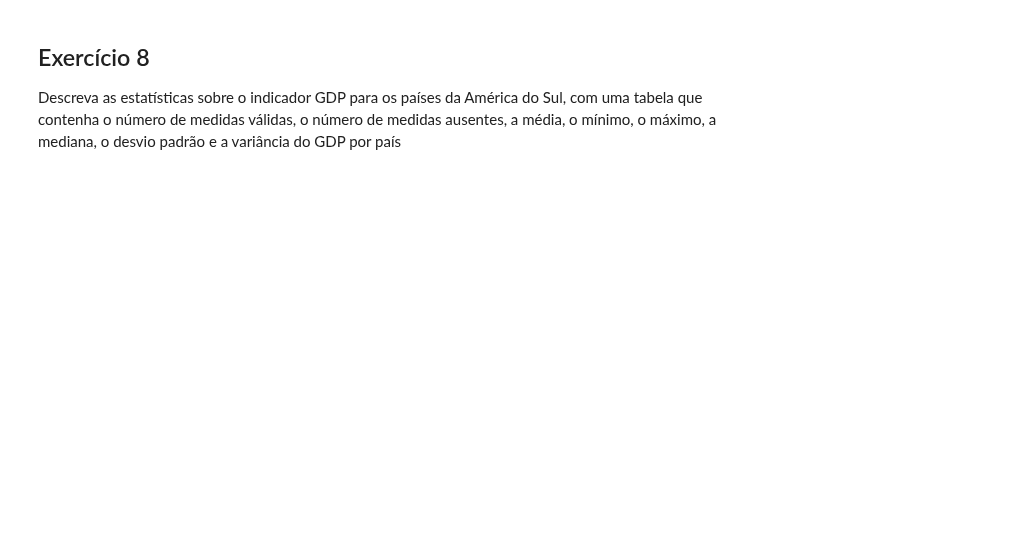
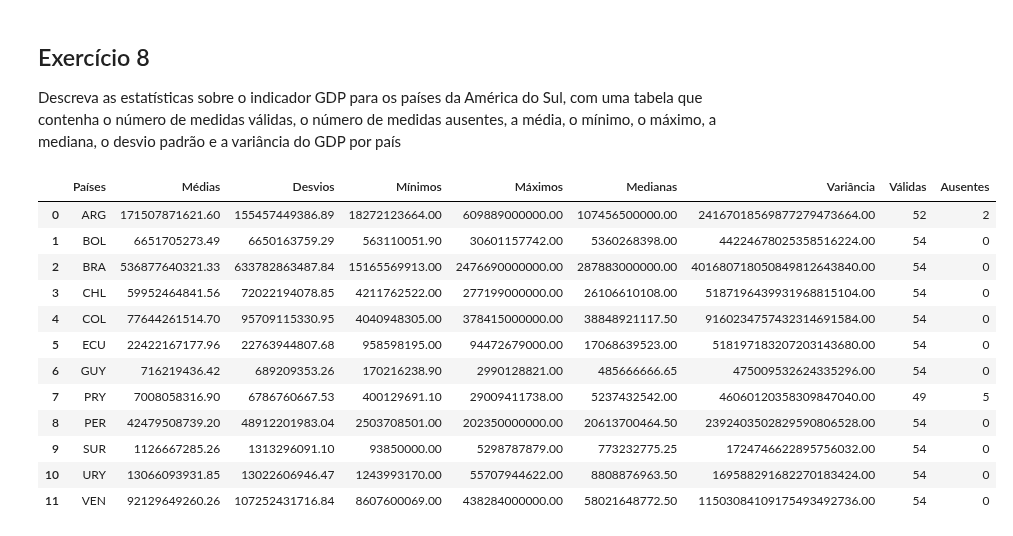
Before and after one commit to sganzerla/DPS852-Data-Science, a Jupyter notebook: T2/t2.ipynb, the cells around one changed output. Saved outputs shown, nothing was run; the diff lists cells and outputs as text; code cells hidden in the pictures; blank space fills up the shorter version.

```diff
--- a/T2/t2.ipynb
+++ b/T2/t2.ipynb
@@ -330,3 +322,40 @@ for pais in filtro_cod_conesul:
 # %% [markdown]
 ## Exercício 8
 Descreva as estatísticas sobre o indicador GDP para os países da América do Sul, com uma tabela que contenha o número de medidas válidas, o número de medidas ausentes, a média, o mínimo, o máximo, a mediana, o desvio padrão e a variância do GDP por país
+# %%
+medias = []
+desvios = []
+minimos = []
+maximos = []
+medianas = []
+variancia = []
+validas = ausentes = []
+ausentes = []
+for indice_linha, coluna in df_registros_paises_sul_americanos.iterrows():
+    dados_pais = df_registros_paises_sul_americanos[indice_linha:indice_linha+1]
+    medias.append(dados_pais.mean(numeric_only=True, skipna=True, axis=1).values[0])
+    desvios.append(dados_pais.std(numeric_only=True, skipna=True, axis=1).values[0])
+    minimos.append(dados_pais.min(numeric_only=True, skipna=True, axis=1).values[0])
+    maximos.append(dados_pais.max(numeric_only=True, skipna=True, axis=1).values[0])
+    medianas.append(dados_pais.median(numeric_only=True, skipna=True, axis=1).values[0])
+    variancia.append(dados_pais.var(numeric_only=True, skipna=True, axis=1).values[0])
+    ausentes.append(dados_pais.isna().sum(axis=1).values[0])
+    validas.append(dados_pais.shape[1] - dados_pais.isna().sum(axis=1).values[0])
+
+dados = pd.DataFrame({'Países': filtro_cod_sul_americanos ,'Médias': medias,  'Desvios': desvios, 'Mínimos': minimos, 'Máximos' : maximos, 'Medianas': medianas, 'Variância': variancia, 'Válidas': validas, 'Ausentes': ausentes })
+
+display(dados)
+# %% [output]
+|  | Países | Médias | Desvios | Mínimos | Máximos | Medianas | Variância | Válidas | Ausentes |
+| 0 | ARG | 171507871621.60 | 155457449386.89 | 18272123664.00 | 609889000000.00 | 107456500000.00 | 24167018569877279473664.00 | 52 | 2 |
+| 1 | BOL | 6651705273.49 | 6650163759.29 | 563110051.90 | 30601157742.00 | 5360268398.00 | 44224678025358516224.00 | 54 | 0 |
+| 2 | BRA | 536877640321.33 | 633782863487.84 | 15165569913.00 | 2476690000000.00 | 287883000000.00 | 401680718050849812643840.00 | 54 | 0 |
+| 3 | CHL | 59952464841.56 | 72022194078.85 | 4211762522.00 | 277199000000.00 | 26106610108.00 | 5187196439931968815104.00 | 54 | 0 |
+| 4 | COL | 77644261514.70 | 95709115330.95 | 4040948305.00 | 378415000000.00 | 38848921117.50 | 9160234757432314691584.00 | 54 | 0 |
+| 5 | ECU | 22422167177.96 | 22763944807.68 | 958598195.00 | 94472679000.00 | 17068639523.00 | 518197183207203143680.00 | 54 | 0 |
+| 6 | GUY | 716219436.42 | 689209353.26 | 170216238.90 | 2990128821.00 | 485666666.65 | 475009532624335296.00 | 54 | 0 |
+| 7 | PRY | 7008058316.90 | 6786760667.53 | 400129691.10 | 29009411738.00 | 5237432542.00 | 46060120358309847040.00 | 49 | 5 |
+| 8 | PER | 42479508739.20 | 48912201983.04 | 2503708501.00 | 202350000000.00 | 20613700464.50 | 2392403502829590806528.00 | 54 | 0 |
+| 9 | SUR | 1126667285.26 | 1313296091.10 | 93850000.00 | 5298787879.00 | 773232775.25 | 1724746622895756032.00 | 54 | 0 |
+| 10 | URY | 13066093931.85 | 13022606946.47 | 1243993170.00 | 55707944622.00 | 8808876963.50 | 169588291682270183424.00 | 54 | 0 |
+| 11 | VEN | 92129649260.26 | 107252431716.84 | 8607600069.00 | 438284000000.00 | 58021648772.50 | 11503084109175493492736.00 | 54 | 0 |
```
Also changed, not shown: parts of 2 cells of this notebook.
